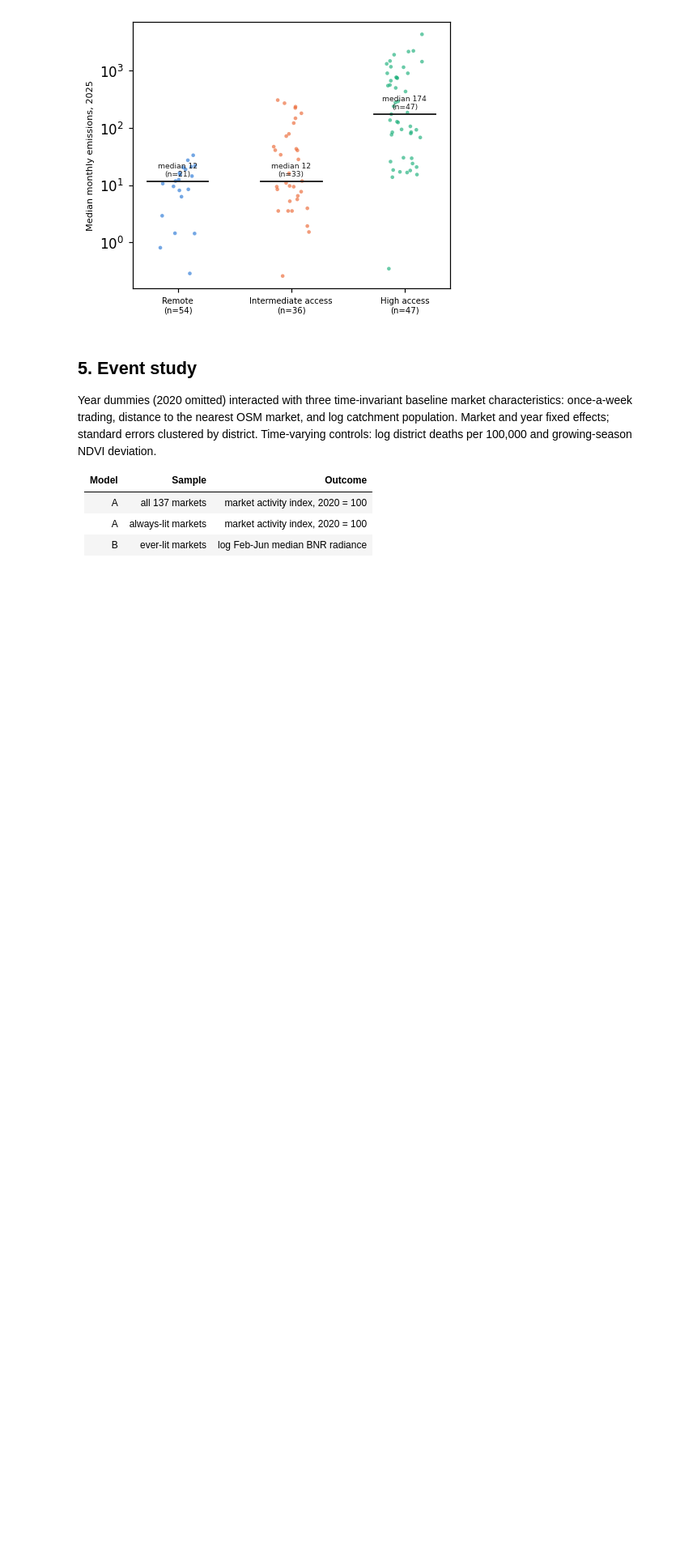
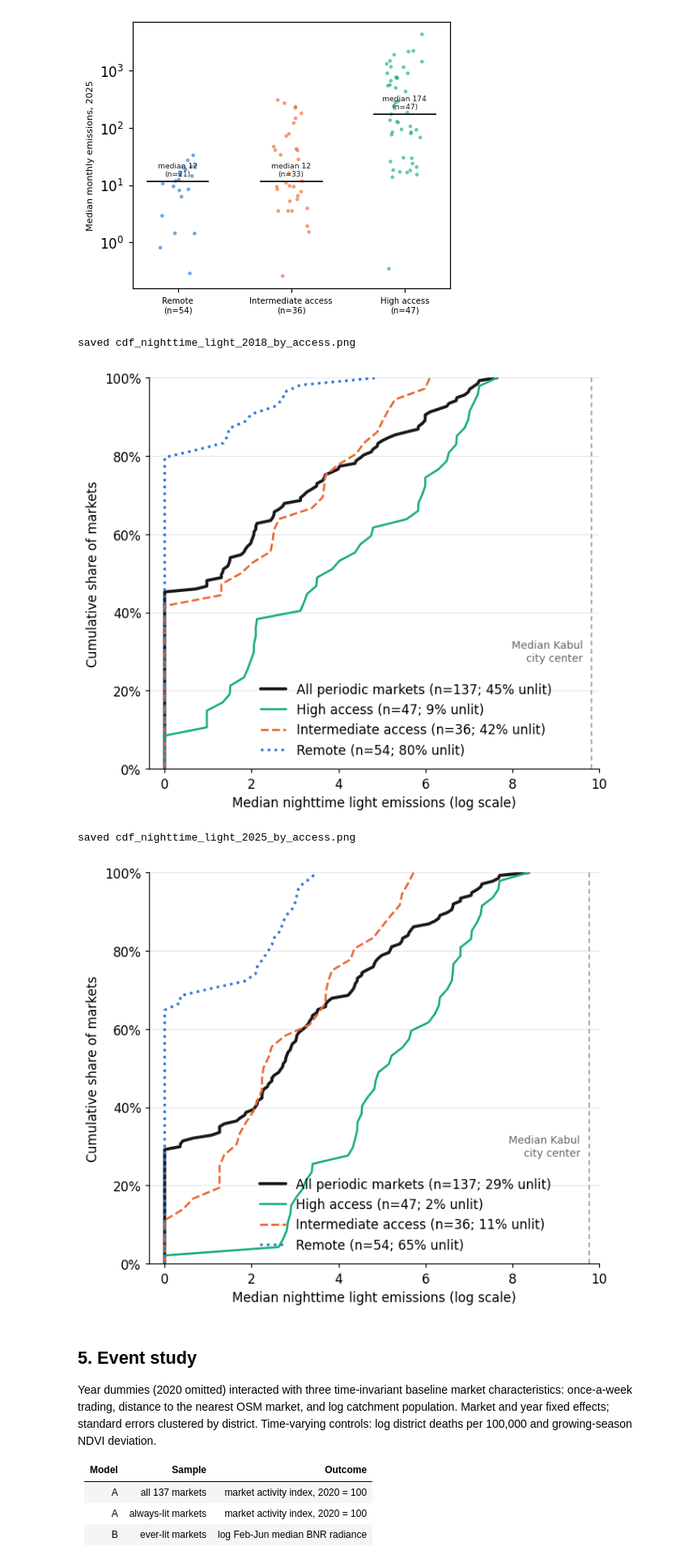
Before and after one commit to obcabanillas/MAI_PAPER, a Jupyter notebook: code_paper/Results_paper.ipynb, the cells around one changed output. Shown at 81% size. Drawn from its saved outputs; the diff is of its cells as text; code cells hidden in the pictures; blank space fills up the shorter version.

Commit message:
Shared_version

```diff
--- a/code_paper/Results_paper.ipynb
+++ b/code_paper/Results_paper.ipynb
@@ -492,6 +492,68 @@ saved positive_emissions_share_by_access_2025.png
 [figure]
 saved emissions_by_access_2025.png
 [figure]
+# %%
+"""
+Cumulative distribution of nighttime light emissions: all periodic markets and by access category
+"""
+# Same construction as draw_cdf above (median monthly BNR buffer total, log scale, markets at or
+# below 1 clipped to the left edge with a riser at x = 0), for the 137 periodic markets in `per`.
+# The access lines use the access-category colours of the figures above, and differ in line style
+# too, so they can be told apart without colour. Each line's unlit share goes in the legend.
+CDF_SERIES = [("All periodic markets", None,                  "#1a1a1a",                        "-",  2.6),
+              ("High access",          "High access",         ACC_COL["High access"],           "-",  1.8),
+              ("Intermediate access",  "Intermediate access", ACC_COL["Intermediate access"],   "--", 1.8),
+              ("Remote",               "Remote",              ACC_COL["Remote"],                ":",  2.2)]
+
+
+def draw_cdf_by_access(year, out_path):
+    col = "light_%d" % year
+    floor = 1.0   # clip zero/near-zero-light markets to the plot's left edge, log = 0
+    kabul_x = np.log(KABUL_REF[year])
+
+    fig, ax = plt.subplots(figsize=(6.5, 5.5))
+    for lab, grp, color, ls, lw in CDF_SERIES:
+        vals = per[col] if grp is None else per.loc[per.access == grp, col]
+        n = len(vals)
+        vals = np.sort(vals.fillna(0).values)
+        cum_share = np.arange(1, n + 1) / n
+        unlit = 100 * (vals <= floor).mean()
+        x = np.log(np.clip(vals, floor, None))
+        # Vertical riser at x=0 carrying the curve down to the x-axis.
+        ax.plot(np.concatenate([[0.0], x]), np.concatenate([[0.0], cum_share]),
+                color=color, linestyle=ls, linewidth=lw, solid_capstyle="round",
+                label="%s (n=%d; %.0f%% unlit)" % (lab, n, unlit))
+
+    # Kabul reference marker.
+    ax.axvline(kabul_x, color="0.55", linestyle=(0, (4, 3)), linewidth=1)
+    ax.text(kabul_x - 0.2, 0.30, "Median Kabul\ncity center",
+            color="0.4", fontsize=9, va="center", ha="right", linespacing=1.3)
+
+    ax.set_xlim(-0.35, np.ceil(kabul_x))
+    ax.set_ylim(0, 1.0)
+    ax.set_xlabel("Median nighttime light emissions (log scale)")
+    ax.set_ylabel("Cumulative share of markets")
+    ax.yaxis.set_major_formatter(PercentFormatter(xmax=1.0, decimals=0))
+    ax.yaxis.set_major_locator(MultipleLocator(0.2))
+    ax.xaxis.set_major_locator(MultipleLocator(2))
+    ax.grid(axis="y", color="0.9", linewidth=0.8)
+    ax.set_axisbelow(True)
+
+    ax.legend(loc="lower right", bbox_to_anchor=(0.92, 0.0), frameon=False, fontsize=11)   # clear of the Kabul line
+    sns.despine()
+    fig.tight_layout()
+    fig.savefig(out_path, dpi=200, bbox_inches="tight")
+    print("saved", os.path.basename(out_path))
+    plt.show()
+
+
+for y in FIG_YEARS:
+    draw_cdf_by_access(y, os.path.join(OUT_FIG, "cdf_nighttime_light_%d_by_access.png" % y))
+# %% [output]
+saved cdf_nighttime_light_2018_by_access.png
+[figure, added]
+saved cdf_nighttime_light_2025_by_access.png
+[figure, added]
 # %% [markdown]
 ## 5. Event study
 
```
Also changed, not shown: parts of 3 cells of this notebook, 22 other files.
